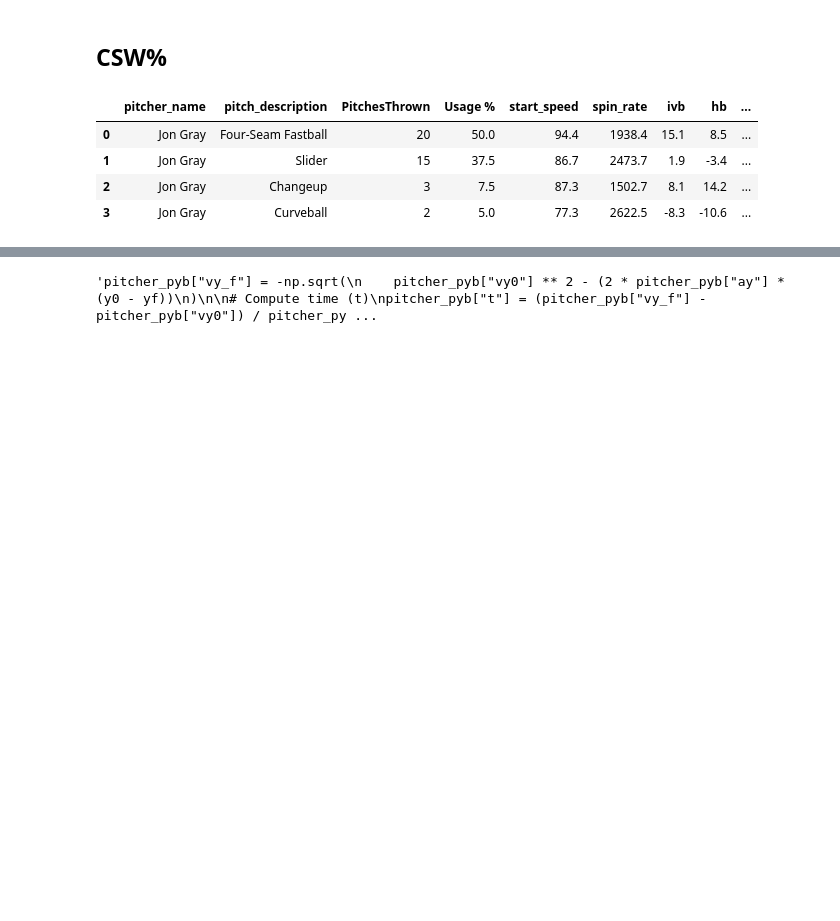
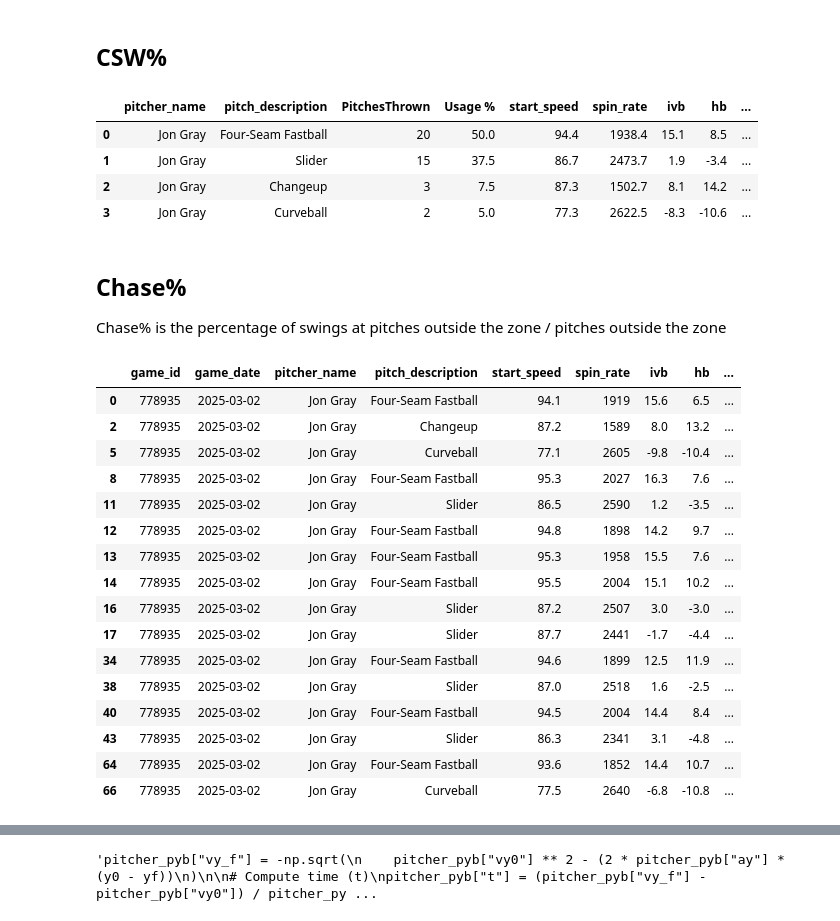
Before and after one commit to CarsonHallford/PitcherData, a Jupyter notebook: MLB_Scraper_Pitcher_Data.ipynb, the cells around one changed output, grey strips where cells are left out. Cells and saved outputs as stored; diff of their text form; code cells hidden in the pictures; blank space fills up the shorter version.

Commit message:
Added Chase% section

```diff
--- a/MLB_Scraper_Pitcher_Data.ipynb
+++ b/MLB_Scraper_Pitcher_Data.ipynb
@@ -616,3 +616,47 @@ pitch_type_counts
 | 1 | Jon Gray | Slider | 15 | 37.5 | 86.7 | 2473.7 | 1.9 | -3.4 | ... |
 | 2 | Jon Gray | Changeup | 3 | 7.5 | 87.3 | 1502.7 | 8.1 | 14.2 | ... |
 | 3 | Jon Gray | Curveball | 2 | 5.0 | 77.3 | 2622.5 | -8.3 | -10.6 | ... |
+# %% [markdown]
+## Chase%
+
+Chase% is the percentage of swings at pitches outside the zone / pitches outside the zone
+# %%
+pitcher_pyb = df_pyb[
+    [
+        "game_id",
+        "game_date",
+        "pitcher_name",
+        "pitch_description",
+        "start_speed",
+        "spin_rate",
+        "ivb",
+        "hb",
+        "z0",
+        "x0",
+        "is_whiff",
+        "is_swing",
+        "play_code",
+        "zone"
+    ]
+]
+# %%
+pitches_out_of_zone = pitcher_pyb[pitcher_pyb["zone"] > 10]
+pitches_out_of_zone
+# %% [output]
+|  | game_id | game_date | pitcher_name | pitch_description | start_speed | spin_rate | ivb | hb | ... |
+| 0 | 778935 | 2025-03-02 | Jon Gray | Four-Seam Fastball | 94.1 | 1919 | 15.6 | 6.5 | ... |
+| 2 | 778935 | 2025-03-02 | Jon Gray | Changeup | 87.2 | 1589 | 8.0 | 13.2 | ... |
+| 5 | 778935 | 2025-03-02 | Jon Gray | Curveball | 77.1 | 2605 | -9.8 | -10.4 | ... |
+| 8 | 778935 | 2025-03-02 | Jon Gray | Four-Seam Fastball | 95.3 | 2027 | 16.3 | 7.6 | ... |
+| 11 | 778935 | 2025-03-02 | Jon Gray | Slider | 86.5 | 2590 | 1.2 | -3.5 | ... |
+| 12 | 778935 | 2025-03-02 | Jon Gray | Four-Seam Fastball | 94.8 | 1898 | 14.2 | 9.7 | ... |
+| 13 | 778935 | 2025-03-02 | Jon Gray | Four-Seam Fastball | 95.3 | 1958 | 15.5 | 7.6 | ... |
+| 14 | 778935 | 2025-03-02 | Jon Gray | Four-Seam Fastball | 95.5 | 2004 | 15.1 | 10.2 | ... |
+| 16 | 778935 | 2025-03-02 | Jon Gray | Slider | 87.2 | 2507 | 3.0 | -3.0 | ... |
+| 17 | 778935 | 2025-03-02 | Jon Gray | Slider | 87.7 | 2441 | -1.7 | -4.4 | ... |
+| 34 | 778935 | 2025-03-02 | Jon Gray | Four-Seam Fastball | 94.6 | 1899 | 12.5 | 11.9 | ... |
+| 38 | 778935 | 2025-03-02 | Jon Gray | Slider | 87.0 | 2518 | 1.6 | -2.5 | ... |
+| 40 | 778935 | 2025-03-02 | Jon Gray | Four-Seam Fastball | 94.5 | 2004 | 14.4 | 8.4 | ... |
+| 43 | 778935 | 2025-03-02 | Jon Gray | Slider | 86.3 | 2341 | 3.1 | -4.8 | ... |
+| 64 | 778935 | 2025-03-02 | Jon Gray | Four-Seam Fastball | 93.6 | 1852 | 14.4 | 10.7 | ... |
+| 66 | 778935 | 2025-03-02 | Jon Gray | Curveball | 77.5 | 2640 | -6.8 | -10.8 | ... |
```
Also changed, not shown: parts of 6 cells of this notebook.
